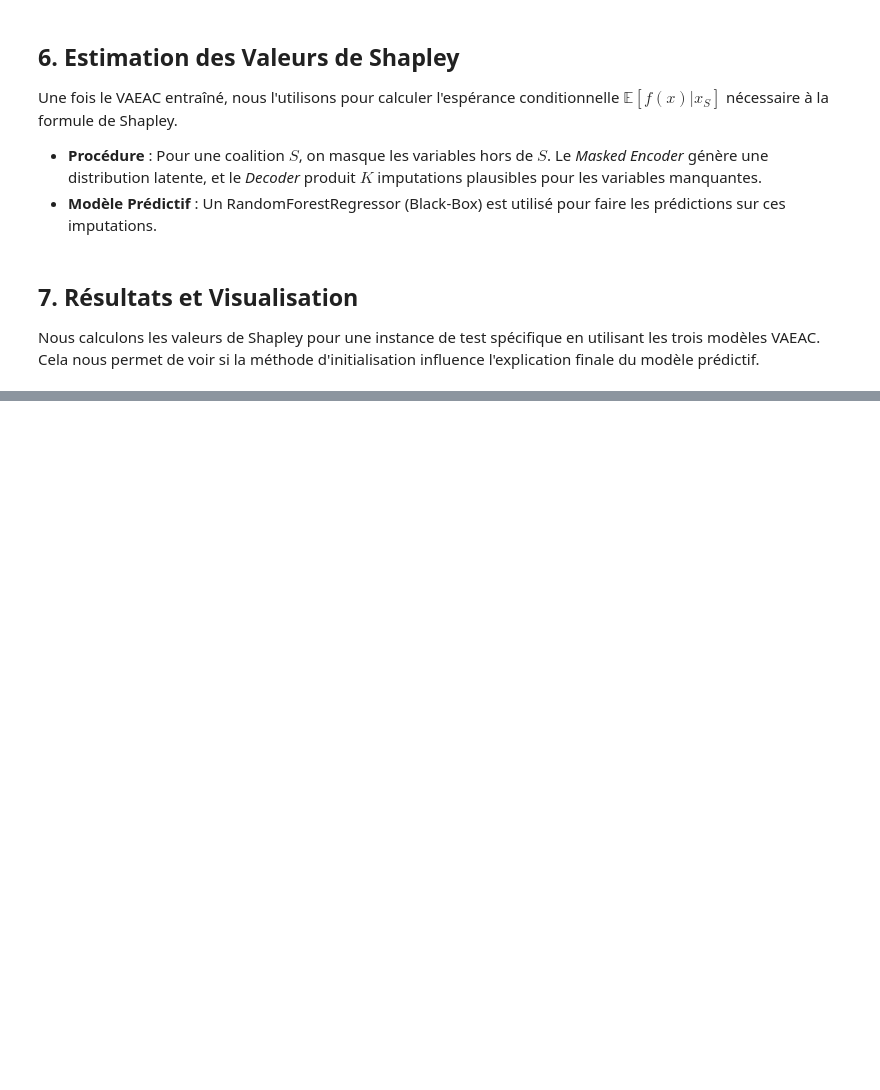
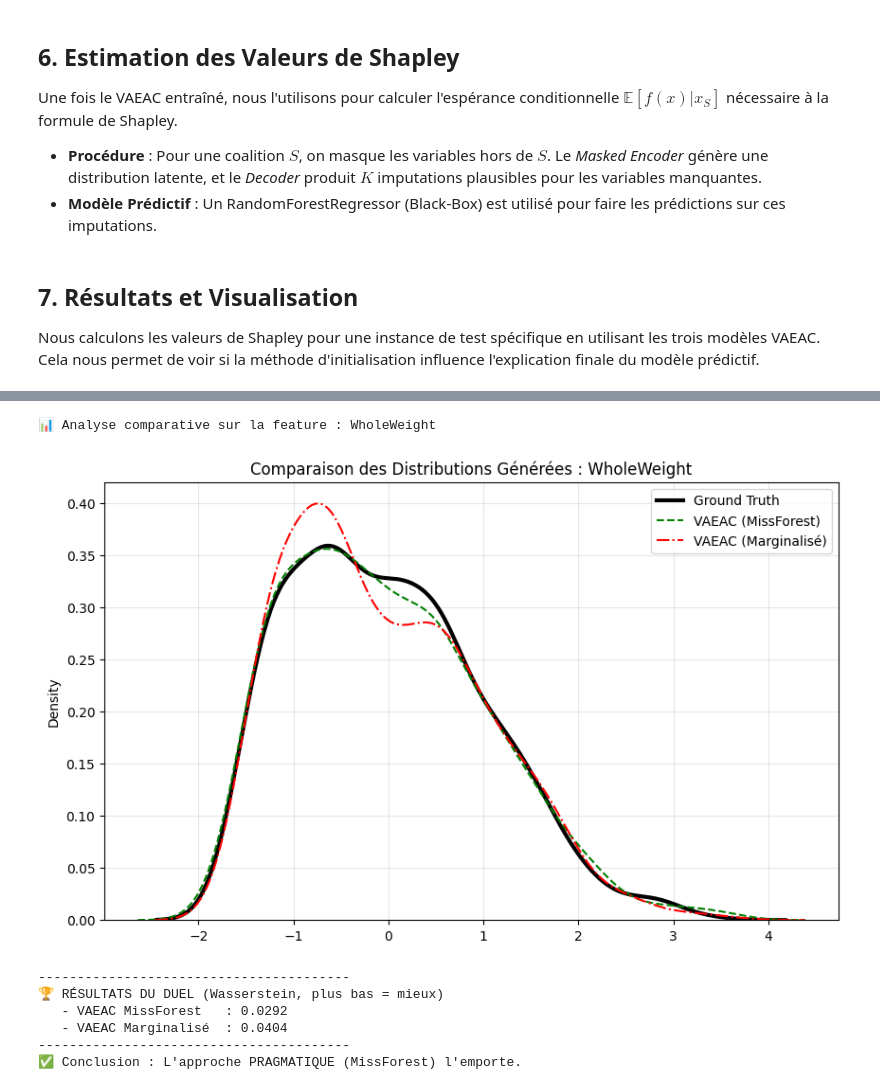
Before and after one commit to ayouboa30/VAEAC, a Jupyter notebook: VAEAC.ipynb, the cells around one changed output, grey strips where cells are left out. Drawn from its saved outputs; the diff is of its cells as text; code cells hidden in the pictures; blank space fills up the shorter version.

```diff
--- a/VAEAC.ipynb
+++ b/VAEAC.ipynb
@@ -423,0 +928,61 @@ ShellWeight   -0.05963    0.82755 -0.00873
+# %%
+# --- ÉVALUATION SUR UNE FEATURE TEST ---
+feature_idx = 4 # Ex: WholeWeight (ajuster selon votre dataset)
+feature_name = feature_names[feature_idx]
+
+print(f"📊 Analyse comparative sur la feature : {feature_name}")
+
+# 1. Vraies données (Ground Truth)
+missing_indices = np.isnan(X_miss[:, feature_idx])
+true_data = X_scaled[missing_indices, feature_idx]
+
+# 2. Génération par MissForest VAEAC
+batch_rf = torch.FloatTensor(X_miss[missing_indices]).to(DEVICE)
+# On simule que cette feature est manquante pour le VAEAC (via mask de tâche)
+# Note: Dans vaeac_impute, on donne le mask des données manquantes
+mask_task_input = torch.isnan(torch.FloatTensor(X_miss[missing_indices])).float().to(DEVICE)
+batch_rf[torch.isnan(batch_rf)] = 0
+
+imps_rf = vaeac_impute(model_missforest, batch_rf, mask_task_input, K=20)
+dist_rf = np.mean(imps_rf[:, :, feature_idx], axis=0)
+
+# 3. Génération par Marginalized VAEAC
+batch_marg = torch.FloatTensor(X_miss[missing_indices]).to(DEVICE)
+batch_marg[torch.isnan(batch_marg)] = 0
+# Même masque de tâche
+imps_marg = vaeac_impute(model_marginalized, batch_marg, mask_task_input, K=20)
+dist_marg = np.mean(imps_marg[:, :, feature_idx], axis=0)
+
+# 4. Visualisation KDE
+plt.figure(figsize=(10, 6))
+sns.kdeplot(true_data, label='Ground Truth', color='black', linewidth=3)
+sns.kdeplot(dist_rf, label='VAEAC (MissForest)', color='green', linestyle='--')
+sns.kdeplot(dist_marg, label='VAEAC (Marginalisé)', color='red', linestyle='-.')
+plt.title(f"Comparaison des Distributions Générées : {feature_name}")
+plt.legend()
+plt.grid(alpha=0.3)
+plt.show()
+
+# 5. Scores Wasserstein
+wd_rf = wasserstein_distance(true_data, dist_rf)
+wd_marg = wasserstein_distance(true_data, dist_marg)
+
+print("-" * 40)
+print(f"🏆 RÉSULTATS DU DUEL (Wasserstein, plus bas = mieux)")
+print(f"   - VAEAC MissForest   : {wd_rf:.4f}")
+print(f"   - VAEAC Marginalisé  : {wd_marg:.4f}")
+print("-" * 40)
+
+if wd_rf < wd_marg:
+    print("✅ Conclusion : L'approche PRAGMATIQUE (MissForest) l'emporte.")
+else:
+    print("✅ Conclusion : L'approche THÉORIQUE (Marginalisation) l'emporte.")
+# %% [output]
+📊 Analyse comparative sur la feature : WholeWeight
+[figure, added]
+----------------------------------------
+🏆 RÉSULTATS DU DUEL (Wasserstein, plus bas = mieux)
+   - VAEAC MissForest   : 0.0292
+   - VAEAC Marginalisé  : 0.0404
+----------------------------------------
+✅ Conclusion : L'approche PRAGMATIQUE (MissForest) l'emporte.
```
Also changed, not shown: parts of 17 cells of this notebook.
